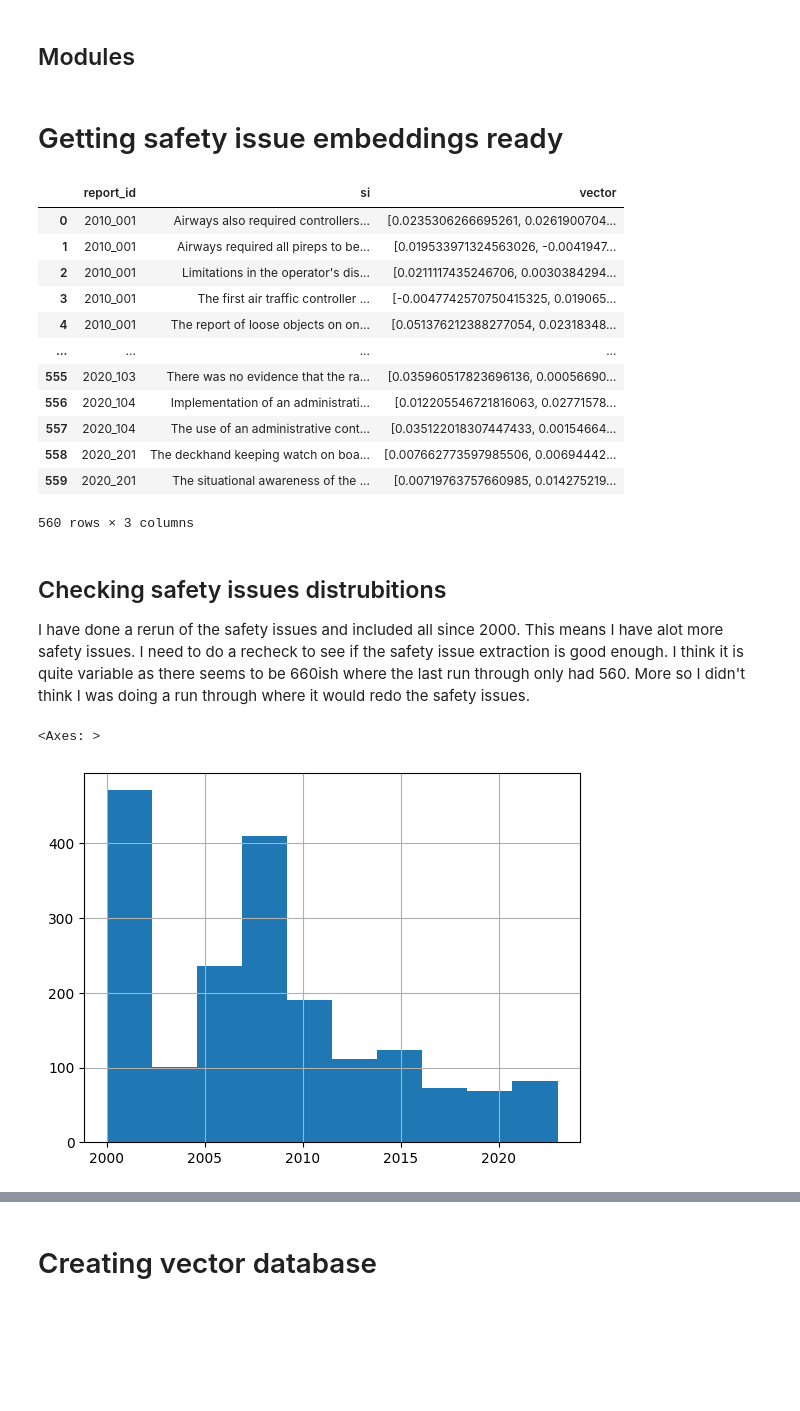
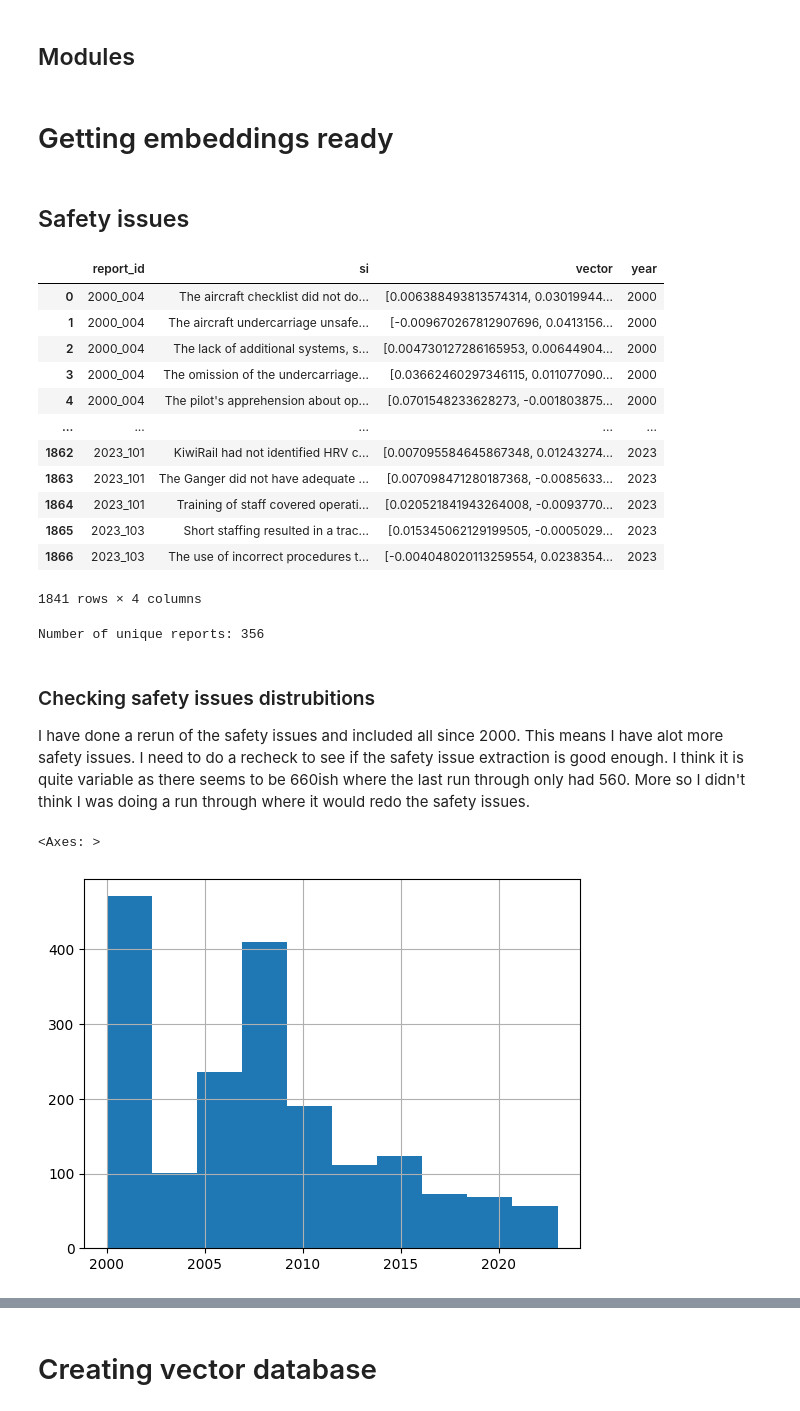
Before and after one commit to 1jamesthompson1/TAIC-report-summary, a Jupyter notebook: notebooks/vector database exploration/#165_basic_safety_issue_rag.ipynb, the cells around one changed output, grey strips where cells are left out. Saved outputs shown, nothing was run; the diff lists cells and outputs as text; code cells hidden in the pictures; blank space fills up the shorter version.

```diff
--- a/notebooks/vector database exploration/#165_basic_safety_issue_rag.ipynb
+++ b/notebooks/vector database exploration/#165_basic_safety_issue_rag.ipynb
@@ -27,39 +36,41 @@ import os
 # %% [markdown]
-# Getting safety issue embeddings ready
+# Getting embeddings ready
 # %%
 def read_embedding(file_name):
 
     embedding_folder = 'embeddings'
 
     return pd.read_pickle(os.path.join(embedding_folder, file_name))
+# %% [markdown]
+## Safety issues
 # %%
 safety_issue_embeddings = read_embedding('voyageai_si_embeddings.pkl')
 safety_issue_embeddings.rename(columns={'si_embedding': 'vector'}, inplace=True)
-safety_issue_embeddings
+display(safety_issue_embeddings)
+print(f"Number of unique reports: {len(set(safety_issue_embeddings['report_id']))}")
 # %% [output]
-|  | report_id | si | vector |
-| 0 | 2010_001 | Airways also required controllers... | [0.0235306266695261, 0.0261900704... |
-| 1 | 2010_001 | Airways required all pireps to be... | [0.019533971324563026, -0.0041947... |
-| 2 | 2010_001 | Limitations in the operator's dis... | [0.0211117435246706, 0.0030384294... |
-| 3 | 2010_001 | The first air traffic controller ... | [-0.0047742570750415325, 0.019065... |
-| 4 | 2010_001 | The report of loose objects on on... | [0.051376212388277054, 0.02318348... |
-| ... | ... | ... | ... |
-| 555 | 2020_103 | There was no evidence that the ra... | [0.035960517823696136, 0.00056690... |
-| 556 | 2020_104 | Implementation of an administrati... | [0.012205546721816063, 0.02771578... |
-| 557 | 2020_104 | The use of an administrative cont... | [0.035122018307447433, 0.00154664... |
-| 558 | 2020_201 | The deckhand keeping watch on boa... | [0.007662773597985506, 0.00694442... |
-| 559 | 2020_201 | The situational awareness of the ... | [0.00719763757660985, 0.014275219... |
+|  | report_id | si | vector | year |
+| 0 | 2000_004 | The aircraft checklist did not do... | [0.006388493813574314, 0.03019944... | 2000 |
+| 1 | 2000_004 | The aircraft undercarriage unsafe... | [-0.009670267812907696, 0.0413156... | 2000 |
+| 2 | 2000_004 | The lack of additional systems, s... | [0.004730127286165953, 0.00644904... | 2000 |
+| 3 | 2000_004 | The omission of the undercarriage... | [0.03662460297346115, 0.011077090... | 2000 |
+| 4 | 2000_004 | The pilot's apprehension about op... | [0.0701548233628273, -0.001803875... | 2000 |
+| ... | ... | ... | ... | ... |
+| 1862 | 2023_101 | KiwiRail had not identified HRV c... | [0.007095584645867348, 0.01243274... | 2023 |
+| 1863 | 2023_101 | The Ganger did not have adequate ... | [0.007098471280187368, -0.0085633... | 2023 |
+| 1864 | 2023_101 | Training of staff covered operati... | [0.020521841943264008, -0.0093770... | 2023 |
+| 1865 | 2023_103 | Short staffing resulted in a trac... | [0.015345062129199505, -0.0005029... | 2023 |
+| 1866 | 2023_103 | The use of incorrect procedures t... | [-0.004048020113259554, 0.0238354... | 2023 |
-560 rows × 3 columns
+1841 rows × 4 columns
+Number of unique reports: 356
 # %% [markdown]
-## Checking safety issues distrubitions
+### Checking safety issues distrubitions
 
 I have done a rerun of the safety issues and included all since 2000. This means I have alot more safety issues. I need to do a recheck to see if the safety issue extraction is good enough. I think it is quite variable as there seems to be 660ish where the last run through only had 560. More so I didn't think I was doing a run through where it would redo the safety issues.
 # %%
-si_df_test = pd.read_csv('../../output/safety_issues.csv')
+safety_issue_embeddings['year'] = safety_issue_embeddings['report_id'].apply(lambda x: int(x[0:4]))
 
-si_df_test['year'] = si_df_test['report_id'].apply(lambda x: int(x[0:4]))
-
-si_df_test['year'].hist()
+safety_issue_embeddings['year'].hist()
 # %% [output]
 <Axes: >
-[figure, old version]
+[figure, new version]
```
Also changed, not shown: parts of 35 cells of this notebook, 3 other files.
